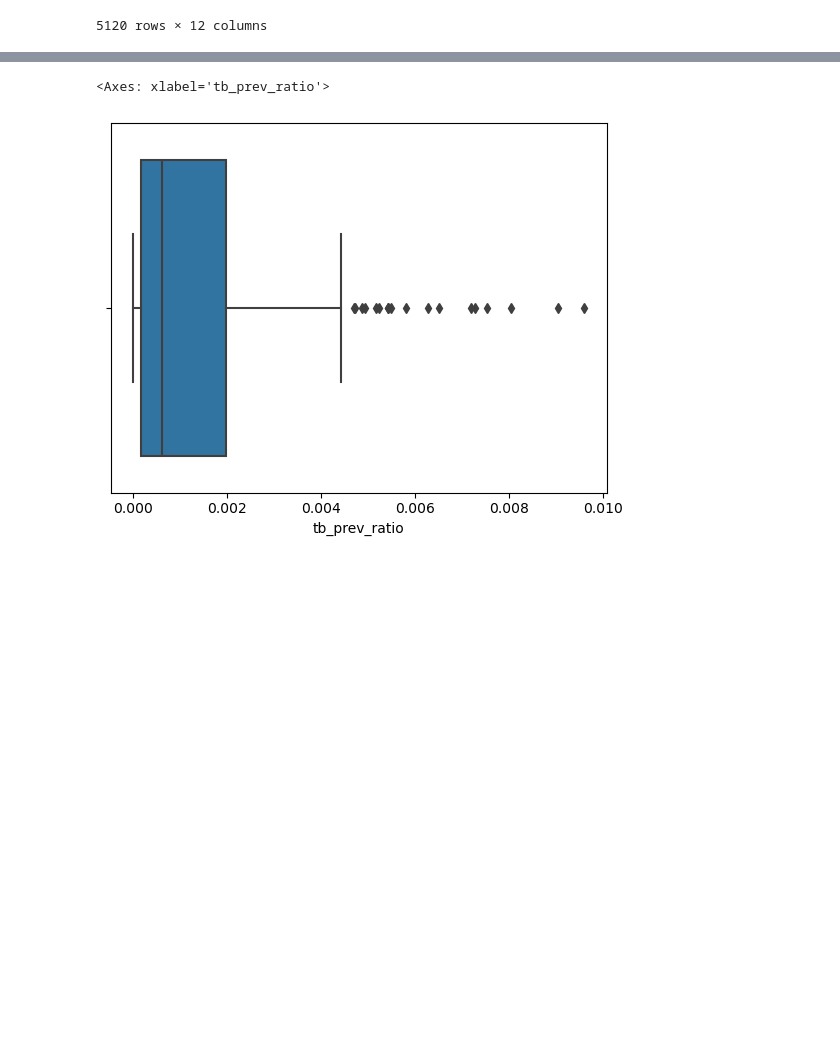
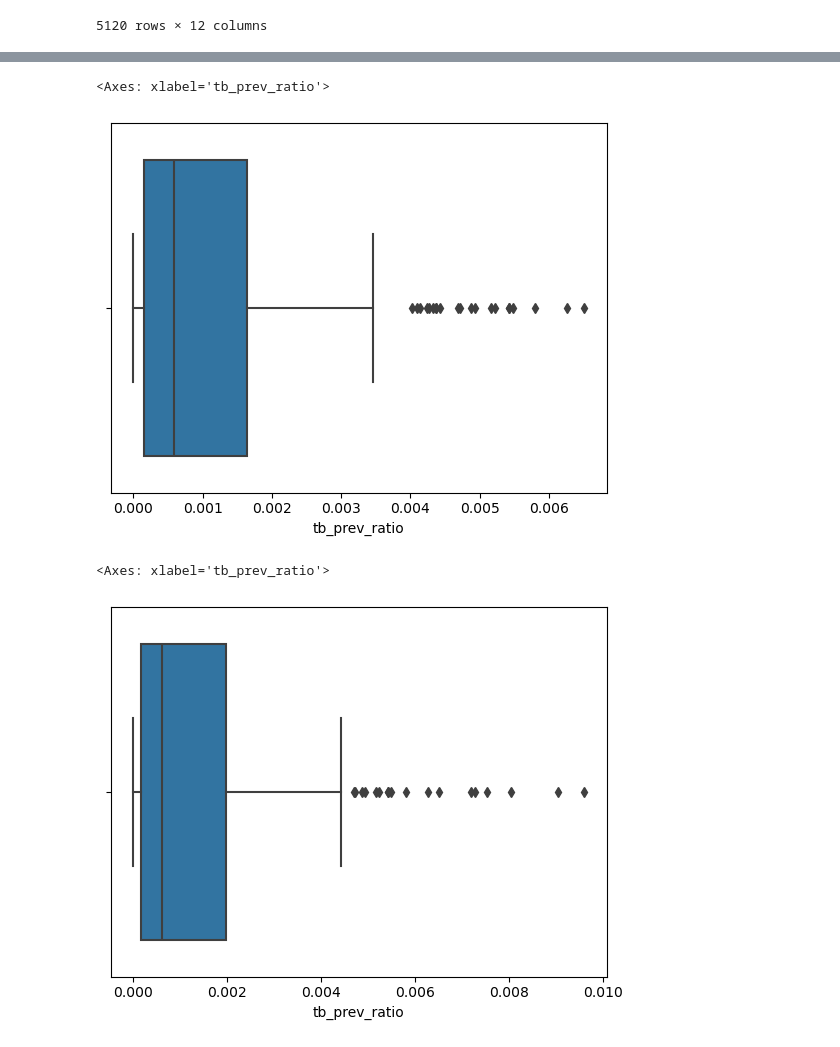
Before and after one commit to rodriguezperezmartin/csc121_datawrangling_project1, a Jupyter notebook: Project1_Martin_Demo.ipynb, the cells around one changed output, grey strips where cells are left out. Saved outputs shown, nothing was run; the diff lists cells and outputs as text; code cells hidden in the pictures; blank space fills up the shorter version.

Commit message:
modified for data visualization

```diff
--- a/Project1_Martin_Demo.ipynb
+++ b/Project1_Martin_Demo.ipynb
@@ -231,0 +298,11 @@ tb_death_to_prev_ratio_outliers
+# %%
+from scipy import stats
+z = np.abs(stats.zscore(df['tb_prev_ratio'])) #creates z_scores for this column
+
+
+threshold = 3
+outlier_indices = np.where(z > threshold)[0] # we are creating a flagged (list) array of indices where condition is met (outliers)
+no_outliers = df.drop(outlier_indices)
+print('original dataframe shape: ', df.shape)
+print('dataframe after removal of outliers: ', no_outliers.shape)
+no_outliers
@@ -232,3 +341,10 @@ tb_death_to_prev_ratio_outliers
+# %%
+#let's verify visually
+sns.boxplot(x=no_outliers['tb_prev_ratio'])
+# I"M HERE
+# %% [output]
+<Axes: xlabel='tb_prev_ratio'>
+[figure, added]
 # %%
 #let's verify visually
 sns.boxplot(x=df['tb_prev_ratio'])
```
Also changed, not shown: parts of 41 cells of this notebook.
